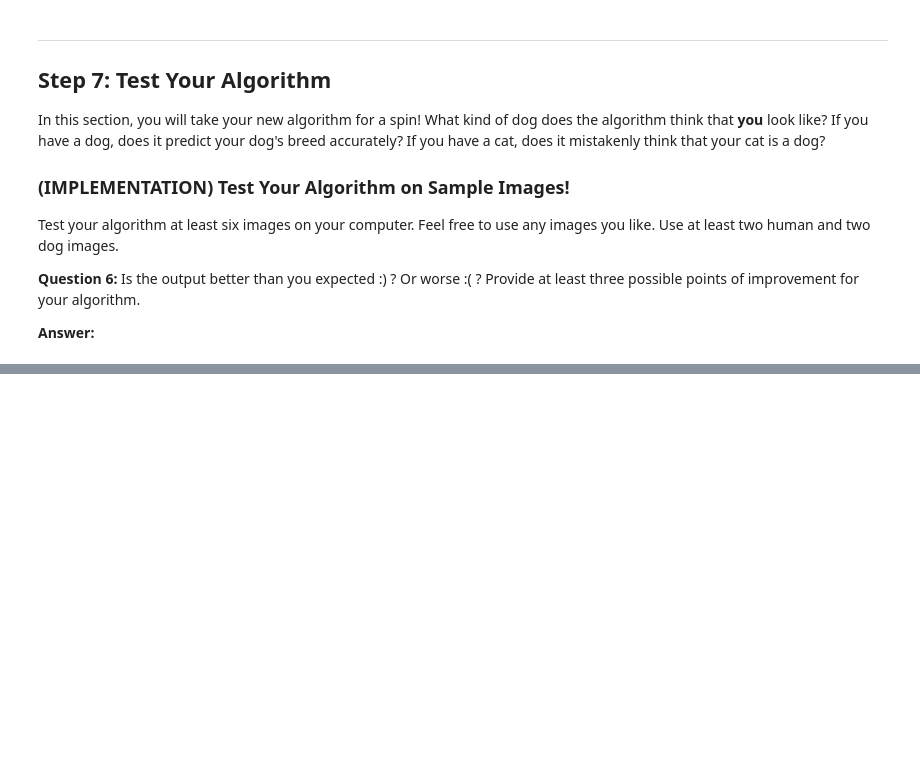
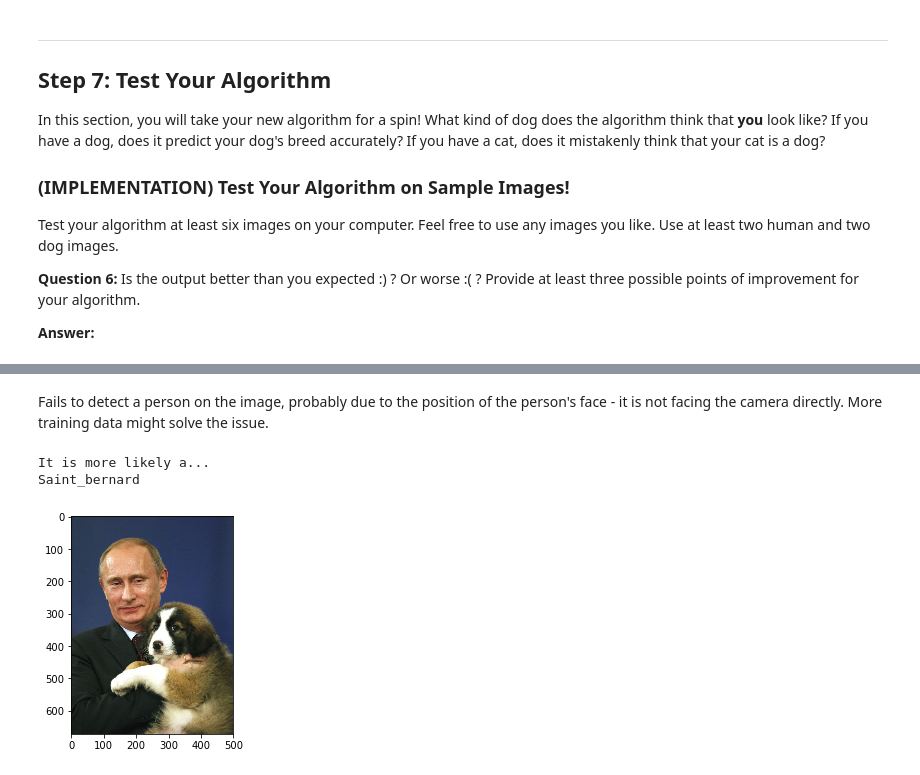
Before and after one commit to Dmiger/Udacity-dog-project, a Jupyter notebook: dog_app.ipynb, the cells around one changed output, grey strips where cells are left out. Cells and saved outputs as stored; diff of their text form; code cells hidden in the pictures; blank space fills up the shorter version.

```diff
--- a/dog_app.ipynb
+++ b/dog_app.ipynb
@@ -660,0 +849,8 @@ __Answer:__
+# %% [markdown]
+Fails to detect a person on the image, probably due to the position of the person's face - it is not facing the camera directly. More training data might solve the issue.
+# %%
+my_algorithm('Putin_dog2.jpg')
+# %% [output]
+It is more likely a...
+Saint_bernard
+[figure, added]
```
Also changed, not shown: parts of 32 cells of this notebook.
